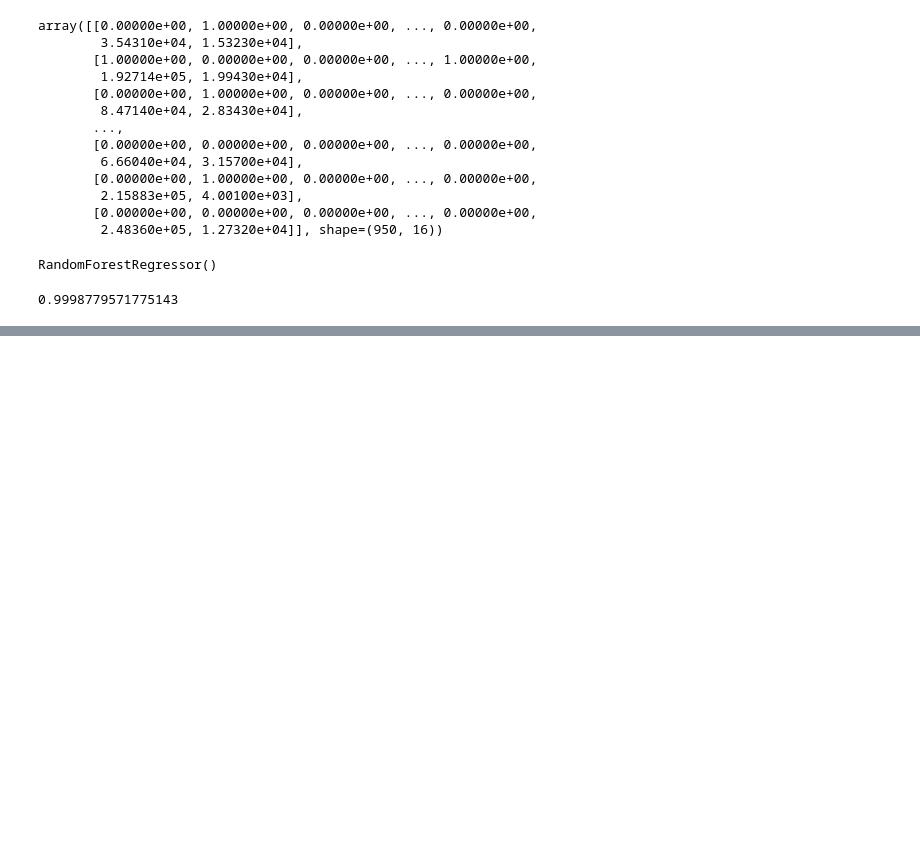
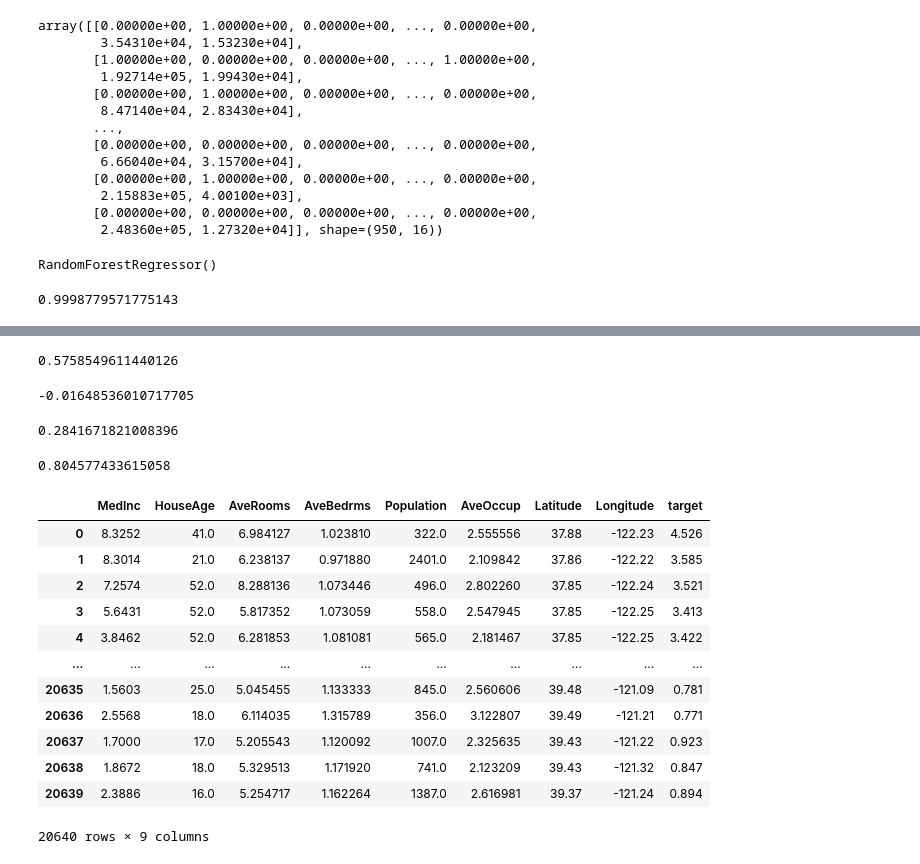
Before and after one commit to thesubodh1/Machine-Learning, a Jupyter notebook: scikit-learn-intro.ipynb, the cells around one changed output, grey strips where cells are left out. Saved outputs shown, nothing was run; the diff lists cells and outputs as text; code cells hidden in the pictures; blank space fills up the shorter version.

Commit message:
model selection completed

```diff
--- a/scikit-learn-intro.ipynb
+++ b/scikit-learn-intro.ipynb
@@ -644,0 +742,63 @@ model.score(x_test,y_test)
+# %%
+# Import Algorithm
+
+# setup random seed
+np.random.seed(42)
+
+# create the data
+X = housing_df.drop("target",axis=1)
+Y = housing_df["target"]
+
+# split the data into train and test split
+from sklearn.model_selection import train_test_split
+x_train,x_test,y_train,y_test = train_test_split(X,Y,test_size=0.2)
+
+# instianciate and fit the model
+from sklearn.linear_model import Ridge
+model = Ridge()
+model.fit(x_train,y_train)
+
+# check the score on the test set
+model.score(x_test,y_test)
+# %% [output]
+0.5758549611440126
+# %%
+# lets try SVM
+from sklearn.svm import SVR
+model = SVR()
+model.fit(x_train,y_train)
+model.score(x_test,y_test)
+# %% [output]
+-0.01648536010717705
+# %%
+# lets try another (Lasso)
+from sklearn.linear_model import Lasso
+model  = Lasso()
+model.fit(x_train,y_train)
+model.score(x_test,y_test)
+# %% [output]
+0.2841671821008396
+# %%
+# lets try random forest regressor from ensemble model
+from sklearn.ensemble import RandomForestRegressor
+model = RandomForestRegressor()
+model.fit(x_train,y_train)
+model.score(x_test,y_test)
+# %% [output]
+0.804577433615058
+# %%
+housing_df
+# %% [output]
+|  | MedInc | HouseAge | AveRooms | AveBedrms | Population | AveOccup | Latitude | Longitude | target |
+| 0 | 8.3252 | 41.0 | 6.984127 | 1.023810 | 322.0 | 2.555556 | 37.88 | -122.23 | 4.526 |
+| 1 | 8.3014 | 21.0 | 6.238137 | 0.971880 | 2401.0 | 2.109842 | 37.86 | -122.22 | 3.585 |
+| 2 | 7.2574 | 52.0 | 8.288136 | 1.073446 | 496.0 | 2.802260 | 37.85 | -122.24 | 3.521 |
+| 3 | 5.6431 | 52.0 | 5.817352 | 1.073059 | 558.0 | 2.547945 | 37.85 | -122.25 | 3.413 |
+| 4 | 3.8462 | 52.0 | 6.281853 | 1.081081 | 565.0 | 2.181467 | 37.85 | -122.25 | 3.422 |
+| ... | ... | ... | ... | ... | ... | ... | ... | ... | ... |
+| 20635 | 1.5603 | 25.0 | 5.045455 | 1.133333 | 845.0 | 2.560606 | 39.48 | -121.09 | 0.781 |
+| 20636 | 2.5568 | 18.0 | 6.114035 | 1.315789 | 356.0 | 3.122807 | 39.49 | -121.21 | 0.771 |
+| 20637 | 1.7000 | 17.0 | 5.205543 | 1.120092 | 1007.0 | 2.325635 | 39.43 | -121.22 | 0.923 |
+| 20638 | 1.8672 | 18.0 | 5.329513 | 1.171920 | 741.0 | 2.123209 | 39.43 | -121.32 | 0.847 |
+| 20639 | 2.3886 | 16.0 | 5.254717 | 1.162264 | 1387.0 | 2.616981 | 39.37 | -121.24 | 0.894 |
+20640 rows × 9 columns
```
Also changed, not shown: parts of 16 cells of this notebook.
